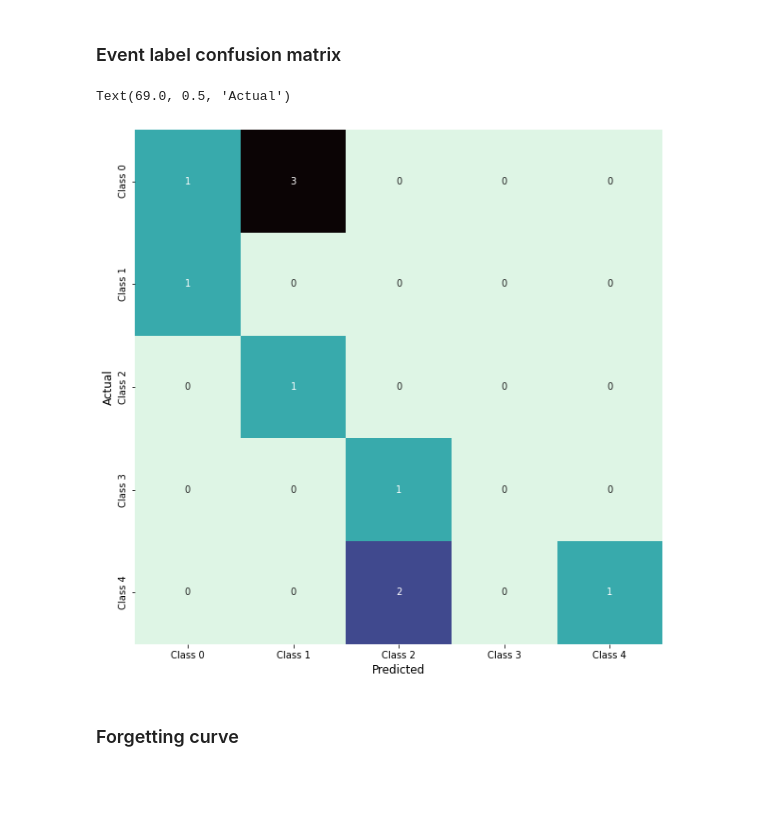
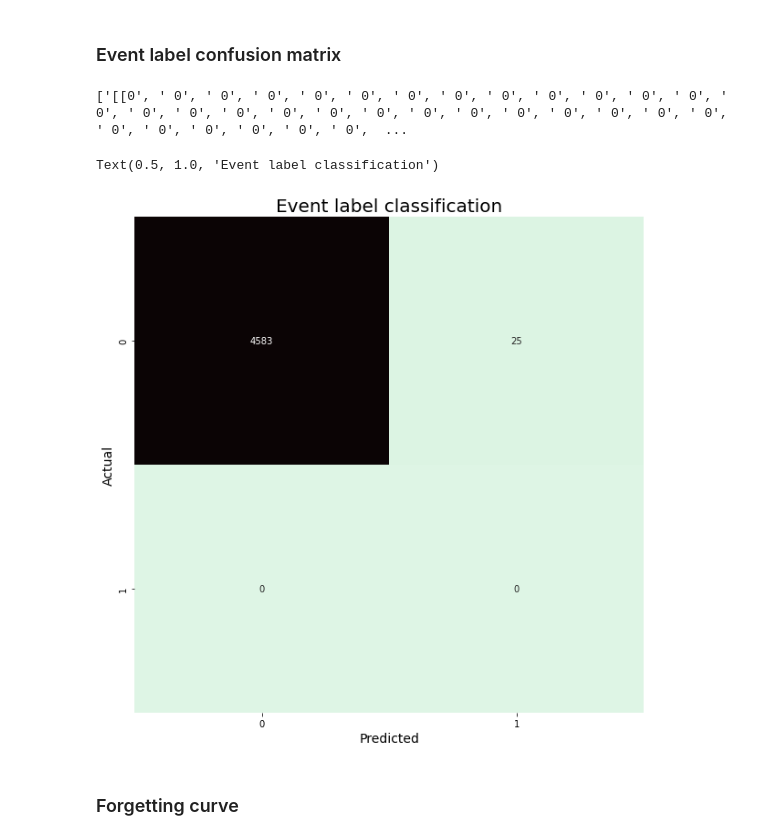
Before and after one commit to filipols/Master-thesis, a Jupyter notebook: notebooks/plot_figures.ipynb, the cells around one changed output. Drawn from its saved outputs; the diff is of its cells as text; code cells hidden in the pictures; blank space fills up the shorter version.

Commit message:
confiusion matrix

```diff
--- a/notebooks/plot_figures.ipynb
+++ b/notebooks/plot_figures.ipynb
@@ -34,21 +38,33 @@ cmap = plt.get_cmap('mako')
 # %% [markdown]
 ### Event label confusion matrix
 # %%
-preds = [1, 3, 2, 4, 5, 1, 1, 5, 5, 1]
-labels = [2, 2, 1, 3, 5, 2, 2, 3, 3, 1]
+preds = event_label_baseline["event_label_preds"][23].split(',')
+labels = event_label_baseline["event_label_labels"][23].split(',')
 
-cm = confusion_matrix(preds, labels)
 
-class_names = ['Class 0', 'Class 1', 'Class 2', 'Class 3', 'Class 4']
+def clean_value(value):
+    # Remove all brackets, commas, and whitespace
+    value = ''.join(c for c in value if c.isdigit())
+    return int(value) if value in ['0', '1'] else None  # Or raise error if unexpected
+
+new_preds = [clean_value(v) for v in preds if clean_value(v) is not None]
+new_labels = [clean_value(v) for v in labels if clean_value(v) is not None]
+
+print(labels)
+
+cm = confusion_matrix(new_labels, new_preds)
+
+class_names = ['0', '1']
 
 plt.figure(figsize=(10, 10))
 sns.heatmap(cm, annot=True, fmt='d', cmap='mako_r', xticklabels=class_names, yticklabels=class_names, cbar=False)
-plt.xlabel('Predicted', fontsize=12)
-plt.ylabel('Actual', fontsize=12)
-# plt.title('Confusion Matrix', fontsize=20)
+plt.xlabel('Predicted', fontsize=14)
+plt.ylabel('Actual', fontsize=14)
+plt.title('Event label classification', fontsize=20)
 # %% [output]
-Text(69.0, 0.5, 'Actual')
+['[[0', ' 0', ' 0', ' 0', ' 0', ' 0', ' 0', ' 0', ' 0', ' 0', ' 0', ' 0', ' 0', ' 0', ' 0', ' 0', ' 0', ' 0', ' 0', ' 0', ' 0', ' 0', ' 0', ' 0', ' 0', ' 0', ' 0', ' 0', ' 0', ' 0', ' 0', ' 0', ' 0',  ...
+Text(0.5, 1.0, 'Event label classification')
-[figure, old version]
+[figure, new version]
 # %% [markdown]
 ### Forgetting curve
 # %% [markdown]
```
Also changed, not shown: parts of 3 cells of this notebook.
